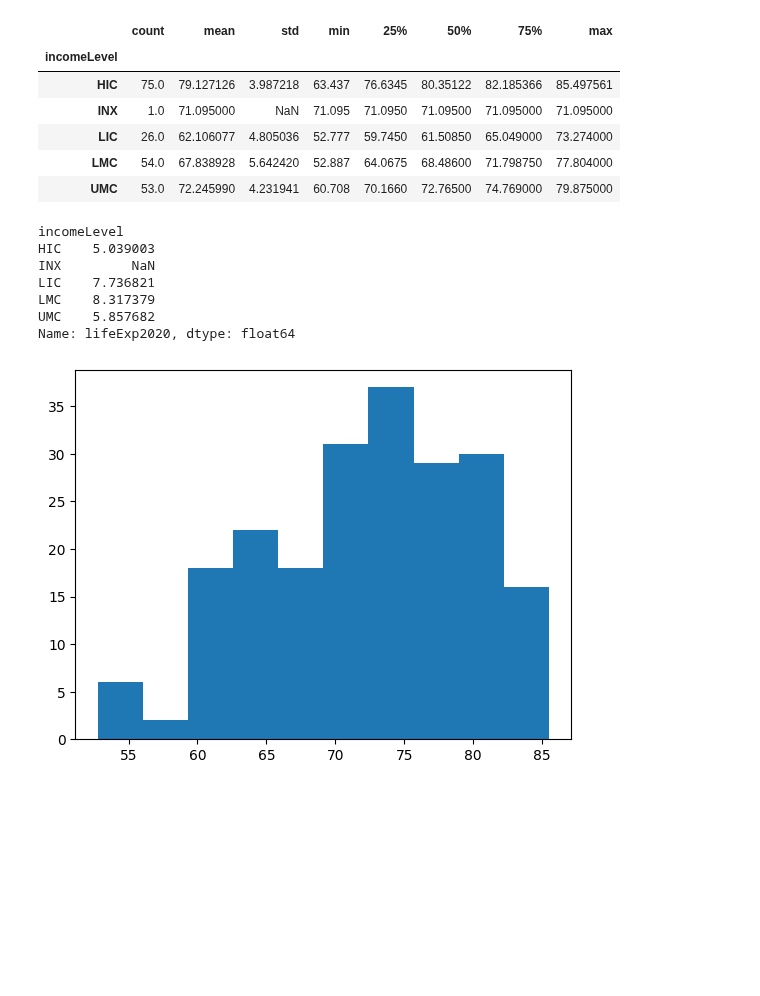
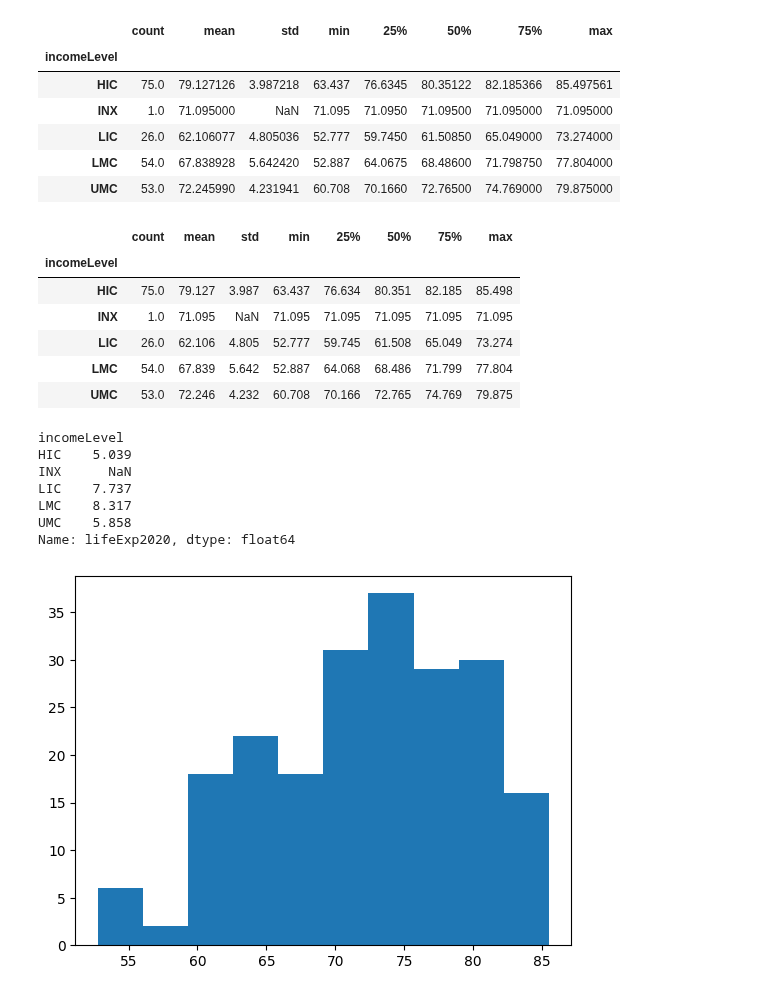
Before and after one commit to it-ces/PUBLIC-AI, a Jupyter notebook: Analytics/EDA_lifeExp_(BIT).ipynb, the cells around one changed output. Saved outputs shown, nothing was run; the diff lists cells and outputs as text; code cells hidden in the pictures; blank space fills up the shorter version.

```diff
--- a/Analytics/EDA_lifeExp_(BIT).ipynb
+++ b/Analytics/EDA_lifeExp_(BIT).ipynb
@@ -62,15 +62,25 @@ df.groupby(by=['incomeLevel'])['lifeExp2020'].describe()
 | LIC | 26.0 | 62.106077 | 4.805036 | 52.777 | 59.7450 | 61.50850 | 65.049000 | 73.274000 |
 | LMC | 54.0 | 67.838928 | 5.642420 | 52.887 | 64.0675 | 68.48600 | 71.798750 | 77.804000 |
 | UMC | 53.0 | 72.245990 | 4.231941 | 60.708 | 70.1660 | 72.76500 | 74.769000 | 79.875000 |
+# %%
+df.groupby(by=['incomeLevel'])['lifeExp2020'].describe().round(3)
+# %% [output]
+|  | count | mean | std | min | 25% | 50% | 75% | max |
+| incomeLevel |  |  |  |  |  |  |  |  |
+| HIC | 75.0 | 79.127 | 3.987 | 63.437 | 76.634 | 80.351 | 82.185 | 85.498 |
+| INX | 1.0 | 71.095 | NaN | 71.095 | 71.095 | 71.095 | 71.095 | 71.095 |
+| LIC | 26.0 | 62.106 | 4.805 | 52.777 | 59.745 | 61.508 | 65.049 | 73.274 |
+| LMC | 54.0 | 67.839 | 5.642 | 52.887 | 64.068 | 68.486 | 71.799 | 77.804 |
+| UMC | 53.0 | 72.246 | 4.232 | 60.708 | 70.166 | 72.765 | 74.769 | 79.875 |
 # %%
-df.groupby(by=['incomeLevel'])['lifeExp2020'].apply(lambda x: (x.std()/x.mean())*100)
+df.groupby(by=['incomeLevel'])['lifeExp2020'].apply(lambda x: (x.std()/x.mean())*100).round(3)
 # %% [output]
 incomeLevel
-HIC    5.039003
-INX         NaN
-LIC    7.736821
-LMC    8.317379
-UMC    5.857682
+HIC    5.039
+INX      NaN
+LIC    7.737
+LMC    8.317
+UMC    5.858
 Name: lifeExp2020, dtype: float64
 # %%
 # Histogram
```
